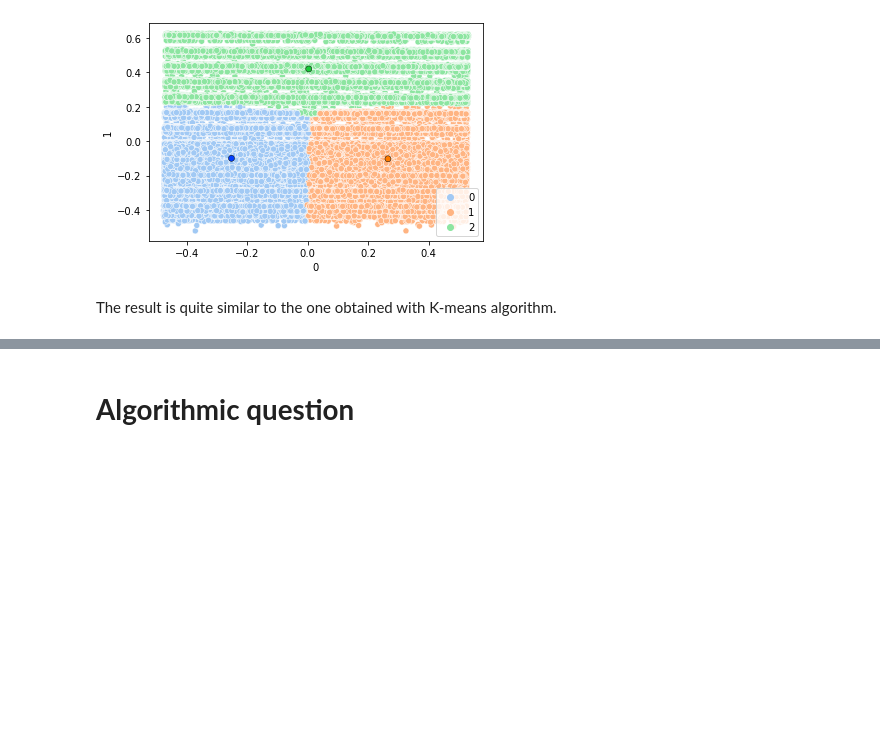
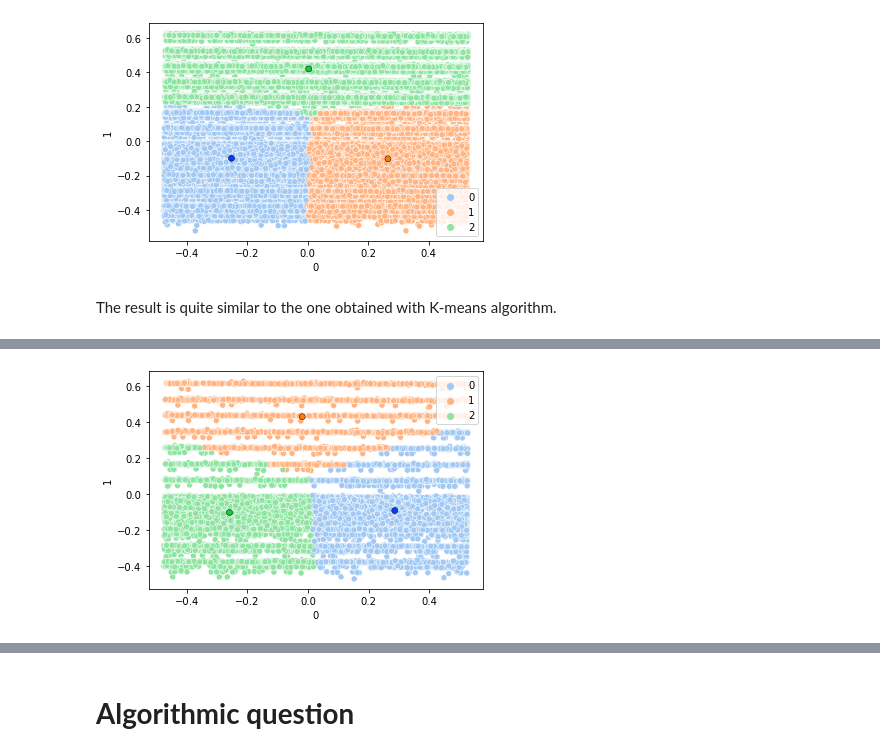
Before and after one commit to Leoni1894985/HM-4, a Jupyter notebook: main.ipynb, the cells around one changed output, grey strips where cells are left out. Saved outputs shown, nothing was run; the diff lists cells and outputs as text; code cells hidden in the pictures; blank space fills up the shorter version.

```diff
--- a/main.ipynb
+++ b/main.ipynb
@@ -1629,0 +1651,12 @@ The result is quite similar to the one obtained with K-means algorithm.
+# %%
+clust = KMeans(n_clusters=3, init='random')
+# %%
+clusters = clust.fit(reduced[:15000])
+# %%
+labels = clusters.predict(reduced[:15000])
+means = clusters.cluster_centers_
+# %%
+ax = sns.scatterplot(x=reduced[:15000]['0'], y=reduced[:15000]['1'], hue=labels, palette='pastel')
+ax = sns.scatterplot(means[:, 0], means[:, 1], hue=range(3), palette='bright', ec='black', legend=False, ax=ax)
+# %% [output]
+[figure, added]
```
Also changed, not shown: parts of 14 cells of this notebook.
